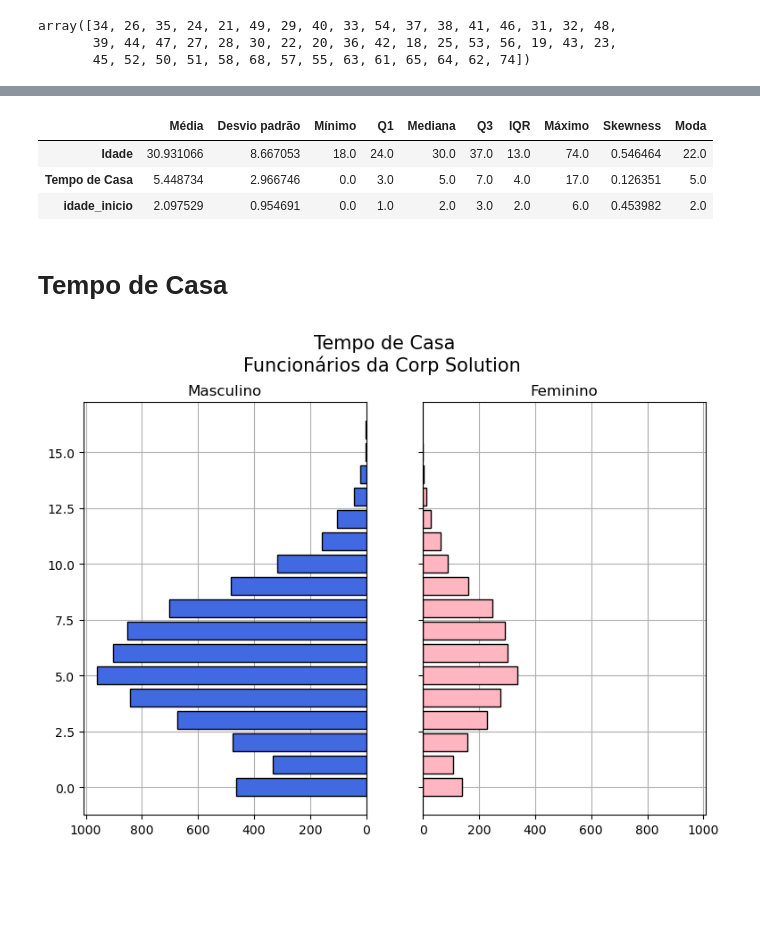
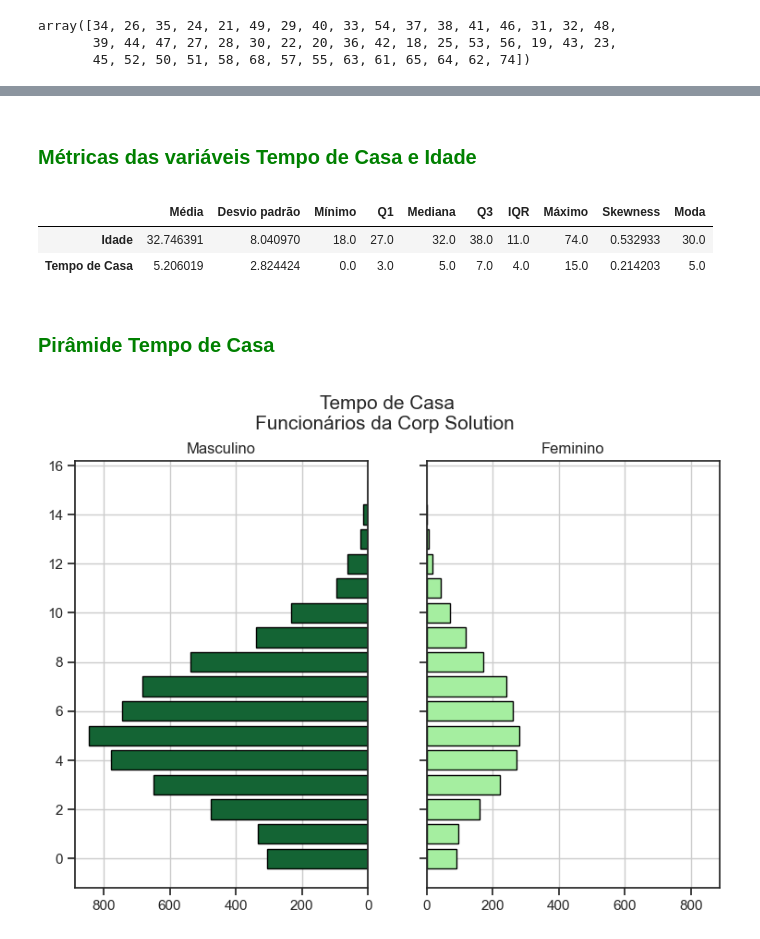
Before and after one commit to rcvaasz/Hackathon_Ada_2024, a Jupyter notebook: Hackathon_Ada_2024.ipynb, the cells around one changed output, grey strips where cells are left out. Saved outputs shown, nothing was run; the diff lists cells and outputs as text; code cells hidden in the pictures; blank space fills up the shorter version.

```diff
--- a/Hackathon_Ada_2024.ipynb
+++ b/Hackathon_Ada_2024.ipynb
@@ -133,12 +152,8 @@ dados.head()
 | 3 | 4 | Ezequiel Edivaldo de Medeiros Sonao | Masculino | 24.0 | Pardo | Ensino Superior | 48010 Wilson Glen Apt. 749; Smith... | Tocantins | 4.0 | Administrativo | ... |
 | 4 | 5 | Fagner Josiel dos Santos | Masculino | 21.0 | Pardo | Ensino Superior | 8666 Ramos Ports Apt. 070; Sandra... | Ceará | 5.0 | Recursos Humanos | ... |
 # %%
-# Criando colunas auxiliares para filtros
-dados['idade1'] = dados['Idade']/10
-dados['tempo_de_casa1'] = dados['Tempo de Casa']/10
-dados['idade_inicio1'] = dados['idade_comeco']/10
-
-dados['idade'] = dados['idade1'].astype(int)
-dados['tempo_de_casa'] = dados['tempo_de_casa1'].astype(int)
-dados['idade_inicio'] = dados['idade_inicio1'].astype(int)
+# Criando colunas auxiliares para transformação de número float para int
+dados['idade'] = dados['Idade'].astype(int)
+dados['tempo_de_casa'] = dados['Tempo de Casa'].astype(int)
+dados['idade_inicio'] = dados['idade_comeco'].astype(int)
 # %%
@@ -145,6 +161,7 @@ dados['idade_inicio'] = dados['idade_inicio1'].astype(int)
 dados_idade_valida1 = dados[dados['Tempo de Casa'] >= 0 ]
 dados_idade_valida = dados_idade_valida1[dados_idade_valida1['idade_comeco'] >=16]
 # %%
-dados_idade_valida['Tempo de Casa'] = dados_idade_valida['Tempo de Casa'].astype(int)
-dados_idade_valida['Idade'] = dados_idade_valida['Idade'].astype(int)
+# Renomeando as colunas auxiliares para seguir o padrão do dataset
+dados_idade_valida['Tempo de Casa'] = dados_idade_valida['tempo_de_casa'].astype(int)
+dados_idade_valida['Idade'] = dados_idade_valida['idade'].astype(int)
 # %%
@@ -158,8 +177,9 @@ array([34, 26, 35, 24, 21, 49, 29, 40, 33, 54, 37, 38, 41, 46, 31, 32, 48,
        39, 44, 47, 27, 28, 30, 22, 20, 36, 42, 18, 25, 53, 56, 19, 43, 23,
        45, 52, 50, 51, 58, 68, 57, 55, 63, 61, 65, 64, 62, 74])
 # %%
+# Novo dataset ordenado e com as colunas filtradas e limpas
 dados_limpos = dados_idade_valida[['ID', 'Nome', 'Gênero', 'Idade', 'Raça', 'Endereço', 'Formação',
-                                   'Estado', 'Tempo de Casa', 'Departamento', 'Senioridade', 'idade_inicio']]
+                                   'Estado', 'Tempo de Casa', 'Departamento', 'Senioridade']]
 # %%
 # Visualizando a base final
 dados_limpos.head()
@@ -385,13 +403,0 @@ plt.show()
-# %%
-# Configurar o estilo do Seaborn para remover as linhas de grade verticais
-sns.set(style="whitegrid", rc={"axes.grid.axis": "y"})
-# Configurar o estilo do Seaborn para remover as linhas de grade horizontais
-sns.set(style="ticks", rc={"axes.grid.axis": "x"})
-
-# Plotar o gráfico de distribuição do tempo de casa
-plt.figure(figsize=(10, 6))
-sns.histplot(data=df, x='Tempo de Casa', bins=20, kde=True, color='skyblue')
-plt.title('Distribuição do Tempo de Casa')
-plt.xlabel('Tempo de Casa')
-plt.ylabel('Contagem')
-plt.show()
@@ -463,3 +469,5 @@ axes[1].set_axisbelow(True) #colocando o grid atrás das barras
+# %% [markdown]
+<h1 style='color:green; font-size:20px;'>Métricas das variáveis Tempo de Casa e Idade</h1>
 # %%
 df_numeric = df.select_dtypes(include=['number'])
 df_numeric.drop(columns=['ID'],inplace=True)
@@ -485,11 +493,10 @@ df_metricas = pd.DataFrame(metricas).T
 df_metricas
 # %% [output]
 |  | Média | Desvio padrão | Mínimo | Q1 | Mediana | Q3 | IQR | Máximo | Skewness | Moda |
-| Idade | 30.931066 | 8.667053 | 18.0 | 24.0 | 30.0 | 37.0 | 13.0 | 74.0 | 0.546464 | 22.0 |
-| Tempo de Casa | 5.448734 | 2.966746 | 0.0 | 3.0 | 5.0 | 7.0 | 4.0 | 17.0 | 0.126351 | 5.0 |
-| idade_inicio | 2.097529 | 0.954691 | 0.0 | 1.0 | 2.0 | 3.0 | 2.0 | 6.0 | 0.453982 | 2.0 |
+| Idade | 32.746391 | 8.040970 | 18.0 | 27.0 | 32.0 | 38.0 | 11.0 | 74.0 | 0.532933 | 30.0 |
+| Tempo de Casa | 5.206019 | 2.824424 | 0.0 | 3.0 | 5.0 | 7.0 | 4.0 | 15.0 | 0.214203 | 5.0 |
 # %% [markdown]
-# Tempo de Casa
+<h1 style='color:green; font-size:20px;'>Pirâmide Tempo de Casa</h1>
 # %%
 # separando o dataset em homens e mulheres
 funcionarios_F = df[df['Gênero'] == 'Feminino']
@@ -521,33 +528,33 @@ y = range(0, len(fx_etaria))
 x_male = fx_etaria['Masculino']
 x_female = fx_etaria['Feminino']
 
 x_max = max(x_female.max(),x_male.max())*1.05 #x_max é um pouco maior que o valor mais alto
 #ambos os gráficos com a mesma escala
 
 #define plot parameters
 fig, axes = plt.subplots(ncols=2, sharey=True, figsize=(9, 6)) #subplot com dois gráficos, cada um em uma coluna
 
 #specify background color and plot title
 #fig.patch.set_facecolor('xkcd:white') #muda cor do fundo
 plt.figtext(.5,.9,"Tempo de Casa\nFuncionários da Corp Solution \n", fontsize=15, ha='center')
 
 #construindo os gráficos
 # axes[0] -> gráfico da esqueda (masculino)
-axes[0].barh(y, x_male, align='center', color='royalblue',edgecolor = 'black')
+axes[0].barh(y, x_male, align='center', color='#146434',edgecolor = 'black')
 axes[0].set(title='Masculino')
 axes[0].set_xlim([0, x_max])
 
 #axes[1] -> grafico da direita (feminino)
-axes[1].barh(y, x_female, align='center', color='lightpink',edgecolor = 'black')
+axes[1].barh(y, x_female, align='center', color='#a5eea0',edgecolor = 'black')
 axes[1].set(title='Feminino')
 axes[1].set_xlim([0, x_max])
 
 #adjust grid parameters and specify labels for y-axis
 axes[0].grid() #inserindo o grid
 axes[0].set_axisbelow(True) #colocando o grid atrás das barras
 #axes[0].set(yticks=y, yticklabels=fx_etaria['Faixa Etária']) #posição das linhas do grid
 axes[0].invert_xaxis() #invertendo o primeiro gráfico para ficar espelhado
 axes[1].grid() #inserindo o grid
 axes[1].set_axisbelow(True) #colocando o grid atrás das barras
 # %% [output]
-[figure, old version]
+[figure, new version]
```
Also changed, not shown: parts of 52 cells of this notebook, 8 other files.
